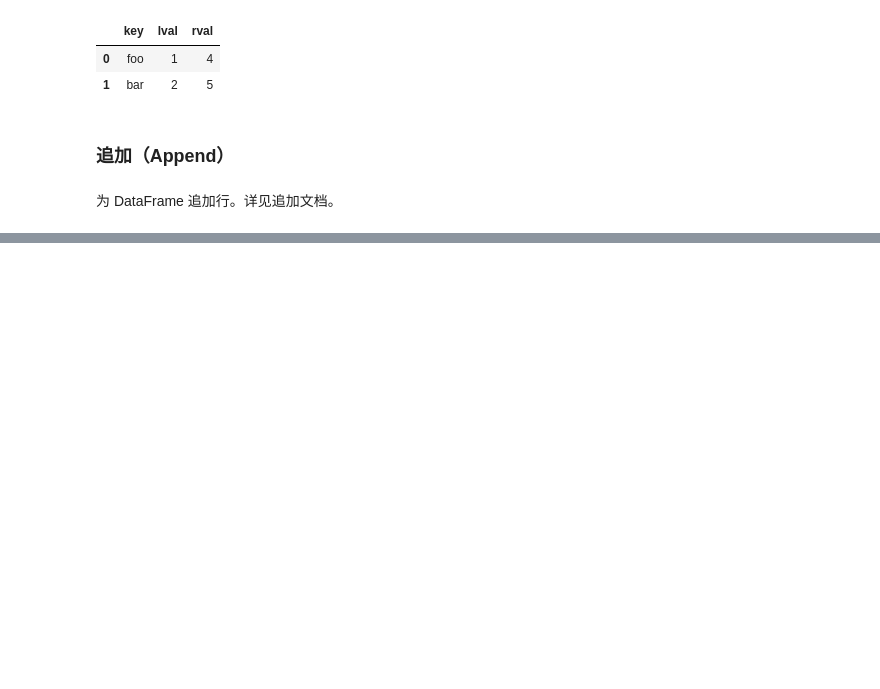
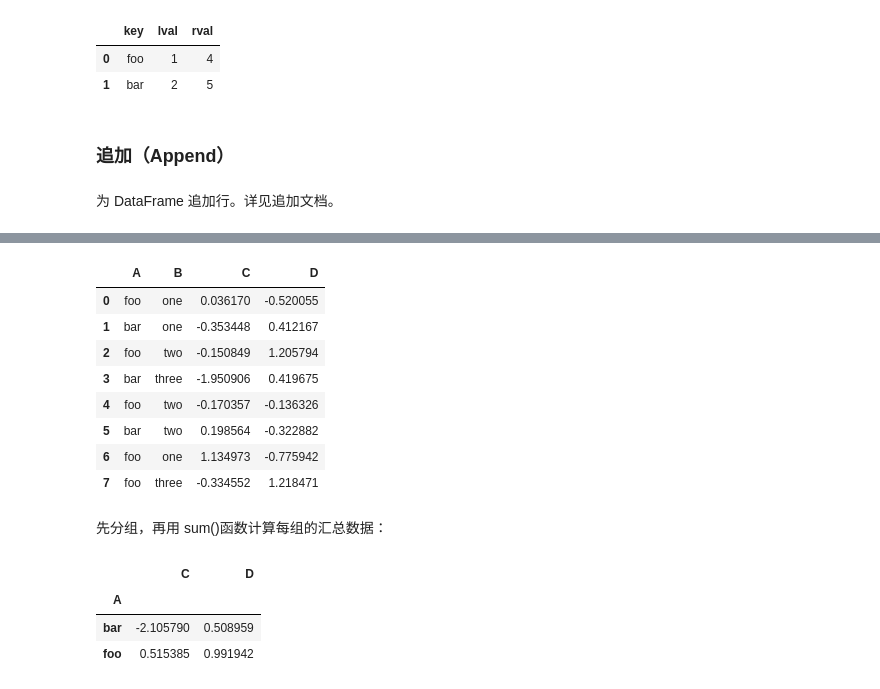
Before and after one commit to mangxiao2018/PandasSample, a Jupyter notebook: 1-入门Pandas.ipynb, the cells around one changed output, grey strips where cells are left out. Cells and saved outputs as stored; diff of their text form; code cells hidden in the pictures; blank space fills up the shorter version.

```diff
--- a/1-入门Pandas.ipynb
+++ b/1-入门Pandas.ipynb
@@ -721,0 +757,28 @@ df = pd.DataFrame(np.random.randn(8, 4), columns=['A', 'B', 'C', 'D'])
+# %%
+df = pd.DataFrame({'A': ['foo', 'bar', 'foo', 'bar',
+                         'foo', 'bar', 'foo', 'foo'],
+                   'B': ['one', 'one', 'two', 'three',
+                         'two', 'two', 'one', 'three'],
+                   'C': np.random.randn(8),
+                   'D': np.random.randn(8)})
+# %%
+df
+# %% [output]
+|  | A | B | C | D |
+| 0 | foo | one | 0.036170 | -0.520055 |
+| 1 | bar | one | -0.353448 | 0.412167 |
+| 2 | foo | two | -0.150849 | 1.205794 |
+| 3 | bar | three | -1.950906 | 0.419675 |
+| 4 | foo | two | -0.170357 | -0.136326 |
+| 5 | bar | two | 0.198564 | -0.322882 |
+| 6 | foo | one | 1.134973 | -0.775942 |
+| 7 | foo | three | -0.334552 | 1.218471 |
+# %% [markdown]
+先分组，再用 sum()函数计算每组的汇总数据：
+# %%
+df.groupby('A').sum()
+# %% [output]
+|  | C | D |
+| A |  |  |
+| bar | -2.105790 | 0.508959 |
+| foo | 0.515385 | 0.991942 |
```
Also changed, not shown: parts of 21 cells of this notebook.
